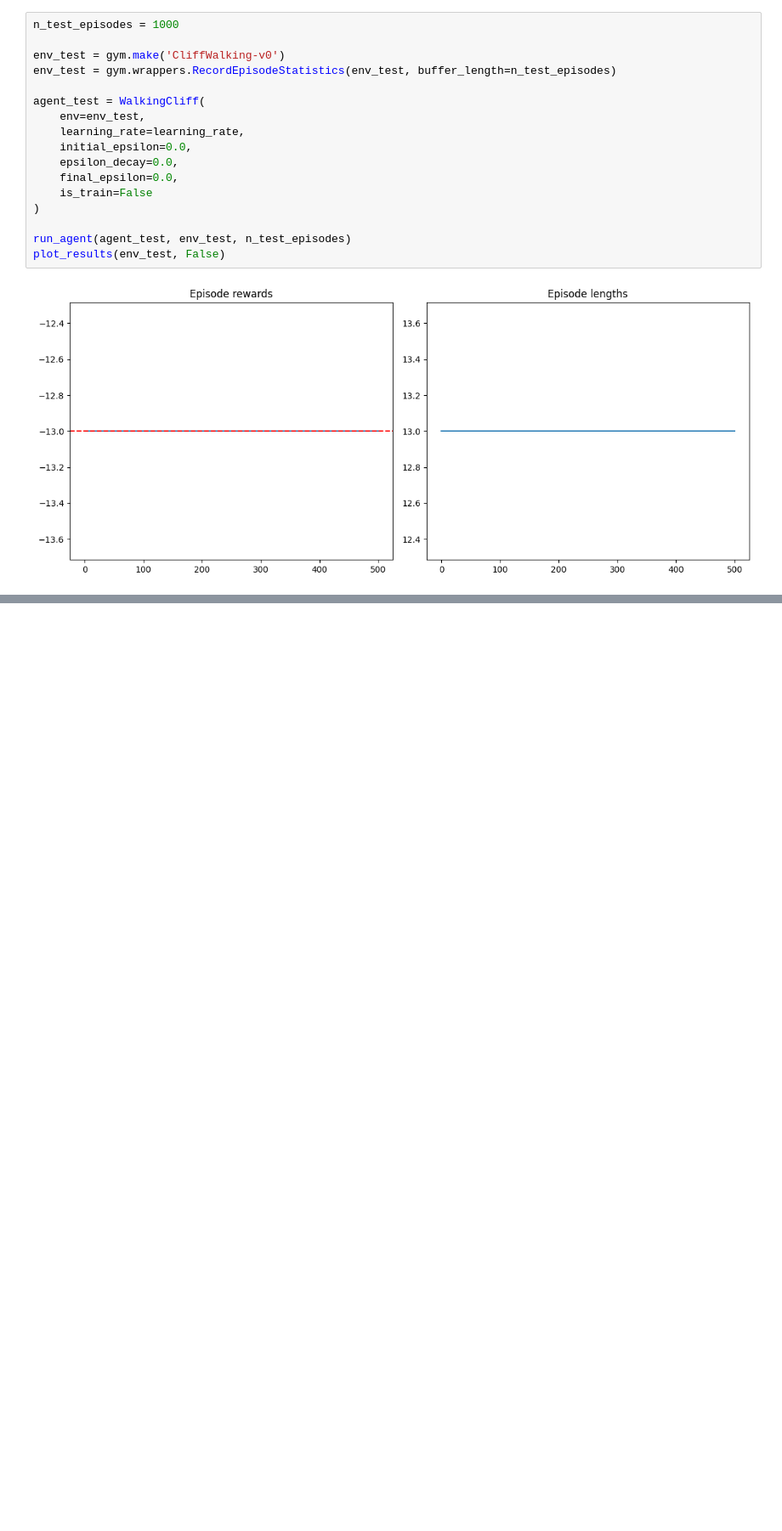
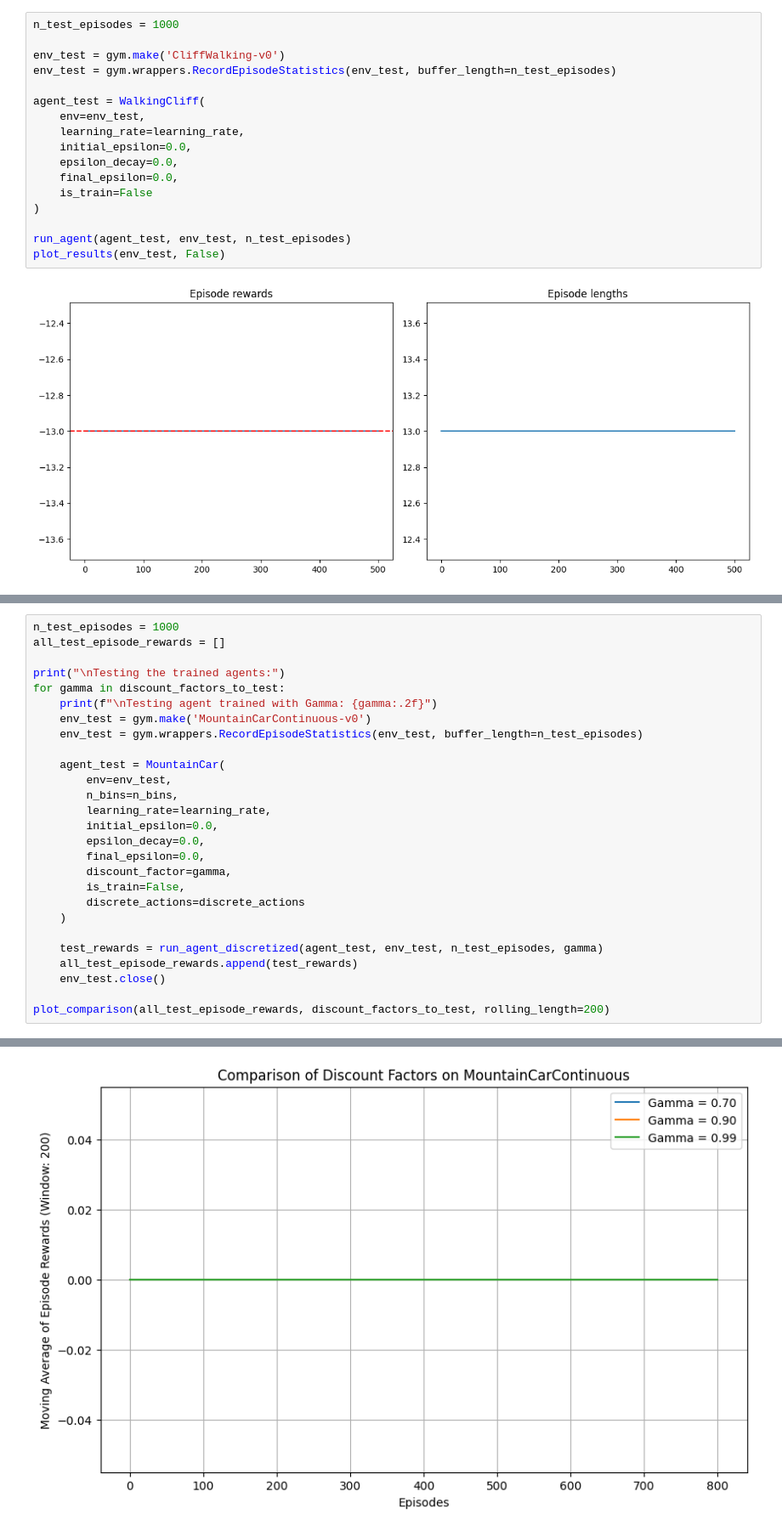
Before and after one commit to dianulka/computational-intelligence-in-digital-data-analysis, a Jupyter notebook: project03/gymnasium.ipynb, the cells around one changed output, grey strips where cells are left out. Shown: that part at 85% size. Saved outputs shown, nothing was run; the diff lists cells and outputs as text; blank space fills up the shorter version.

```diff
--- a/project03/gymnasium.ipynb
+++ b/project03/gymnasium.ipynb
@@ -183,0 +400,28 @@ plot_results(env_test, False)
+# %%
+n_test_episodes = 1000
+all_test_episode_rewards = []
+
+print("\nTesting the trained agents:")
+for gamma in discount_factors_to_test:
+    print(f"\nTesting agent trained with Gamma: {gamma:.2f}")
+    env_test = gym.make('MountainCarContinuous-v0')
+    env_test = gym.wrappers.RecordEpisodeStatistics(env_test, buffer_length=n_test_episodes)
+
+    agent_test = MountainCar(
+        env=env_test,
+        n_bins=n_bins,
+        learning_rate=learning_rate,
+        initial_epsilon=0.0,
+        epsilon_decay=0.0,
+        final_epsilon=0.0,
+        discount_factor=gamma,
+        is_train=False,
+        discrete_actions=discrete_actions
+    )
+
+    test_rewards = run_agent_discretized(agent_test, env_test, n_test_episodes, gamma)
+    all_test_episode_rewards.append(test_rewards)
+    env_test.close()
+
+plot_comparison(all_test_episode_rewards, discount_factors_to_test, rolling_length=200)
+# %% [output]
@@ -183,0 +445 @@ plot_results(env_test, False)
+[figure, added]
```
Also changed, not shown: parts of 11 cells of this notebook.
